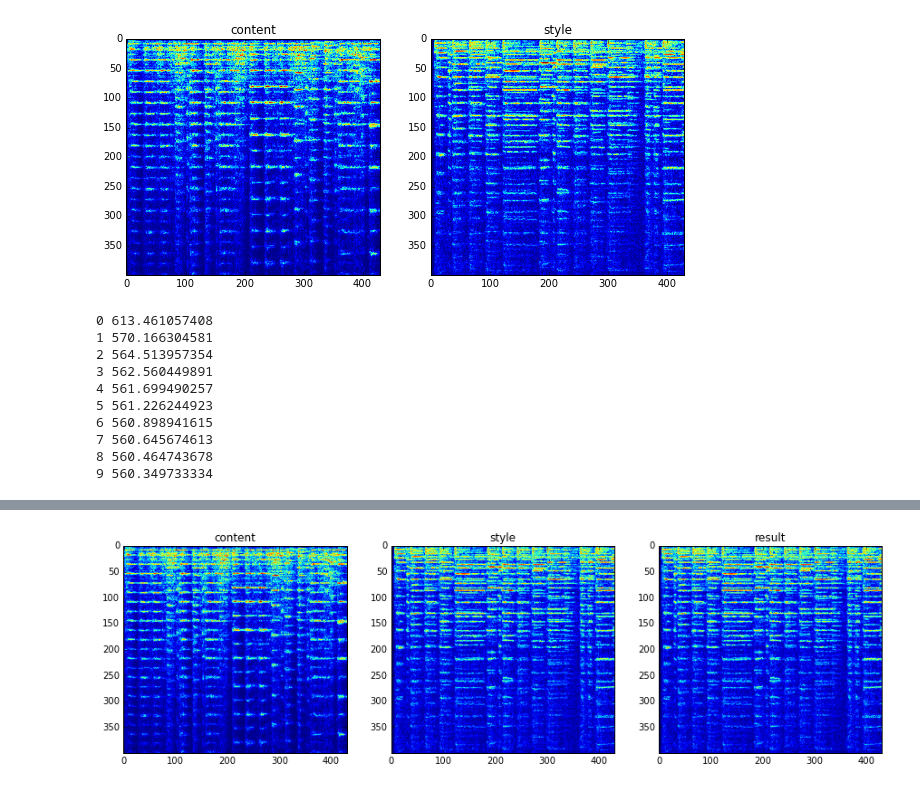
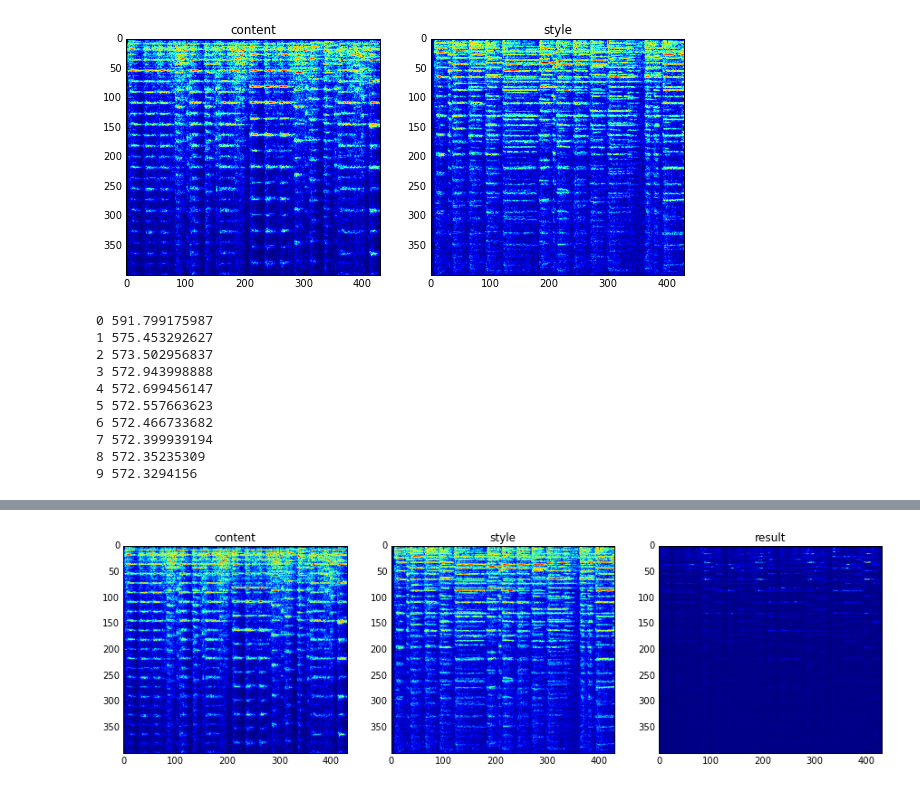
Before and after one commit to vadim-v-lebedev/audio_style_tranfer, a Jupyter notebook: audio_style_transfer.ipynb, the cells around one changed output, grey strips where cells are left out. Saved outputs shown, nothing was run; the diff lists cells and outputs as text; code cells hidden in the pictures.

```diff
--- a/audio_style_transfer.ipynb
+++ b/audio_style_transfer.ipynb
@@ -91,26 +100,28 @@ def eval_grad(x0):
     x0 = floatX(x0.reshape((1, N_CHANNELS, N_SAMPLES)))
     return np.array(f_grad(x0)).flatten().astype('float64')
 # %%
-t = np.random.randn(1, N_CHANNELS, N_SAMPLES).astype(dtype=np.float32)
+#t = np.random.randn(1, N_CHANNELS, N_SAMPLES).astype(dtype=np.float32)
+t = np.zeros((1, N_CHANNELS, N_SAMPLES), dtype=np.float32)
 
 #optimization is done here
 #res[1] is the loss, it should decrease
 for i in range(10):
     res = scipy.optimize.fmin_l_bfgs_b(eval_loss, t.flatten(), fprime=eval_grad, maxfun=100)
+    t = res[0].reshape((1, N_CHANNELS, N_SAMPLES))
     print i, res[1]
 
 t = res[0].reshape((1, N_CHANNELS, N_SAMPLES))
 # %% [output]
-0 613.461057408
-1 570.166304581
-2 564.513957354
-3 562.560449891
-4 561.699490257
-5 561.226244923
-6 560.898941615
-7 560.645674613
-8 560.464743678
-9 560.349733334
+0 591.799175987
+1 575.453292627
+2 573.502956837
+3 572.943998888
+4 572.699456147
+5 572.557663623
+6 572.466733682
+7 572.399939194
+8 572.35235309
+9 572.3294156
 # %%
 a = np.zeros_like(a_content[0])
 a[:N_CHANNELS,:] = np.exp(t[0]) - 1
@@ -133,14 +144,14 @@ outputs/out.wav
 # %%
 plt.figure(figsize=(15,5))
 plt.subplot(1,3,1)
 plt.title('content')
 plt.imshow(a_content[0,:400,:])
 plt.subplot(1,3,2)
 plt.title('style')
 plt.imshow(a_style[0,:400,:])
 plt.subplot(1,3,3)
 plt.title('result')
-plt.imshow(a_style[0,:400,:])
+plt.imshow(a[:400,:])
 plt.show()
 # %% [output]
-[figure, old version]
+[figure, new version]
```
Also changed, not shown: parts of 2 cells of this notebook.
